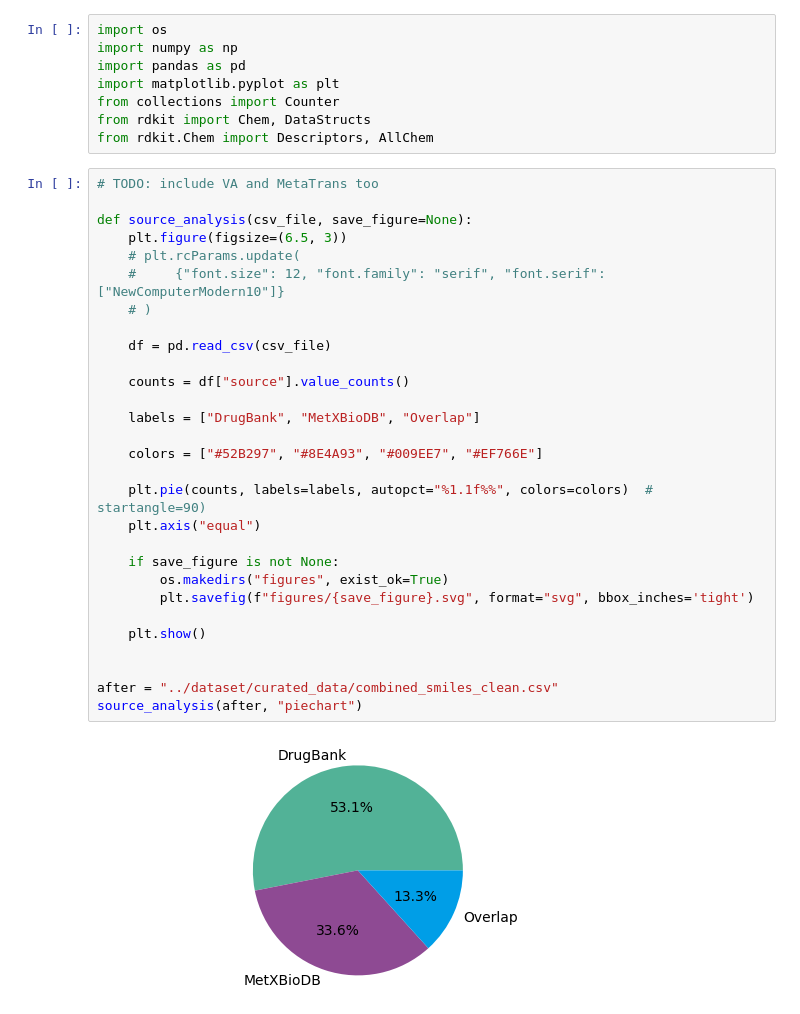
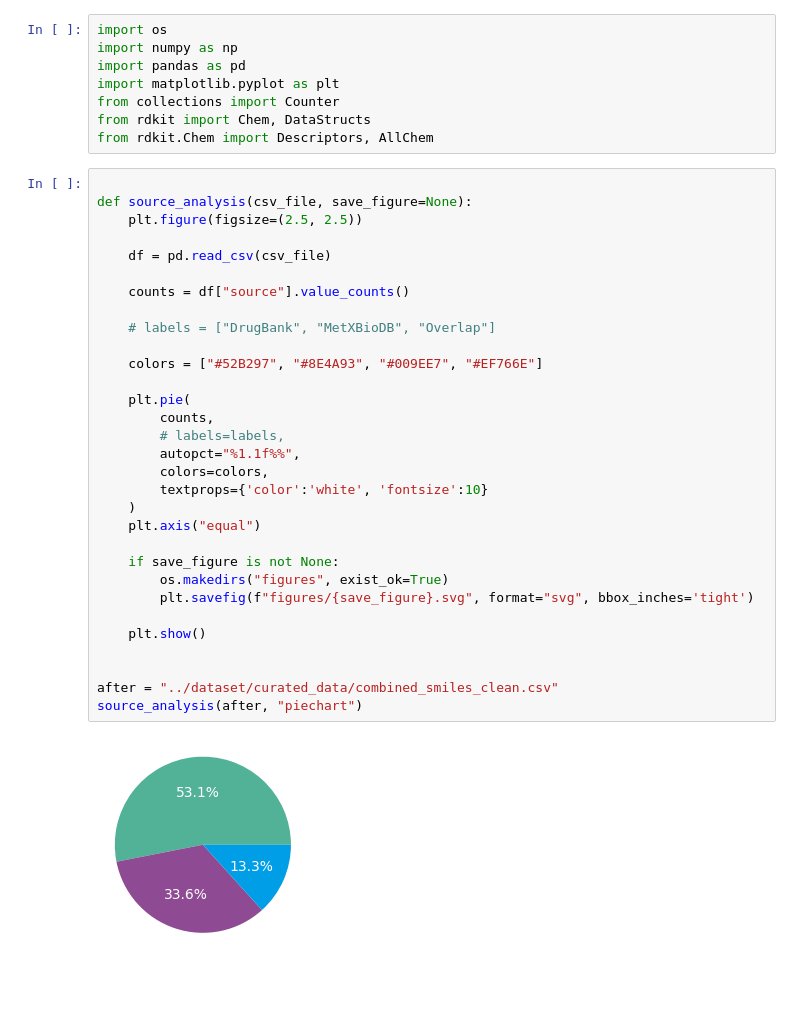
Before and after one commit to tsofiac/LAGOM, a Jupyter notebook: for_article/data_analysis_plots_article.ipynb, the cells around one changed output. Drawn from its saved outputs; the diff is of its cells as text; blank space fills up the shorter version.

Commit message:
analysis plots

```diff
--- a/for_article/data_analysis_plots_article.ipynb
+++ b/for_article/data_analysis_plots_article.ipynb
@@ -7,36 +7,38 @@ from collections import Counter
 from rdkit import Chem, DataStructs
 from rdkit.Chem import Descriptors, AllChem
 # %%
-# TODO: include VA and MetaTrans too
 
 def source_analysis(csv_file, save_figure=None):
-    plt.figure(figsize=(6.5, 3))
-    # plt.rcParams.update(
-    #     {"font.size": 12, "font.family": "serif", "font.serif": ["NewComputerModern10"]}
-    # )
+    plt.figure(figsize=(2.5, 2.5))
 
     df = pd.read_csv(csv_file)
 
     counts = df["source"].value_counts()
 
-    labels = ["DrugBank", "MetXBioDB", "Overlap"]
+    # labels = ["DrugBank", "MetXBioDB", "Overlap"]
 
     colors = ["#52B297", "#8E4A93", "#009EE7", "#EF766E"]
 
-    plt.pie(counts, labels=labels, autopct="%1.1f%%", colors=colors)  # startangle=90)
+    plt.pie(
+        counts,
+        # labels=labels,
+        autopct="%1.1f%%",
+        colors=colors,
+        textprops={'color':'white', 'fontsize':10}
+    )
     plt.axis("equal")
 
     if save_figure is not None:
         os.makedirs("figures", exist_ok=True)
         plt.savefig(f"figures/{save_figure}.svg", format="svg", bbox_inches='tight')
 
     plt.show()
 
 
 after = "../dataset/curated_data/combined_smiles_clean.csv"
 source_analysis(after, "piechart")
 # %% [output]
-[figure, old version]
+[figure, new version]
 # %%
 def fingerprint_similarity(csv_file):
     df = pd.read_csv(csv_file)
```
Also changed, not shown: parts of 6 cells of this notebook.
